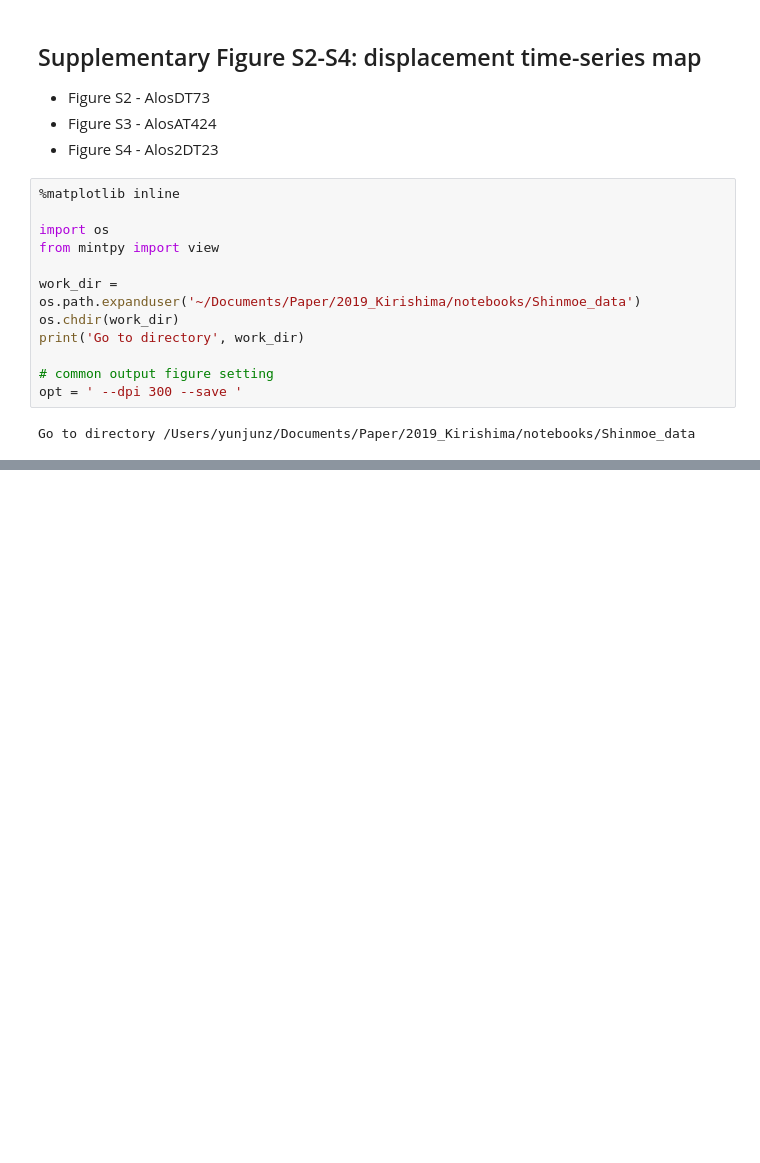
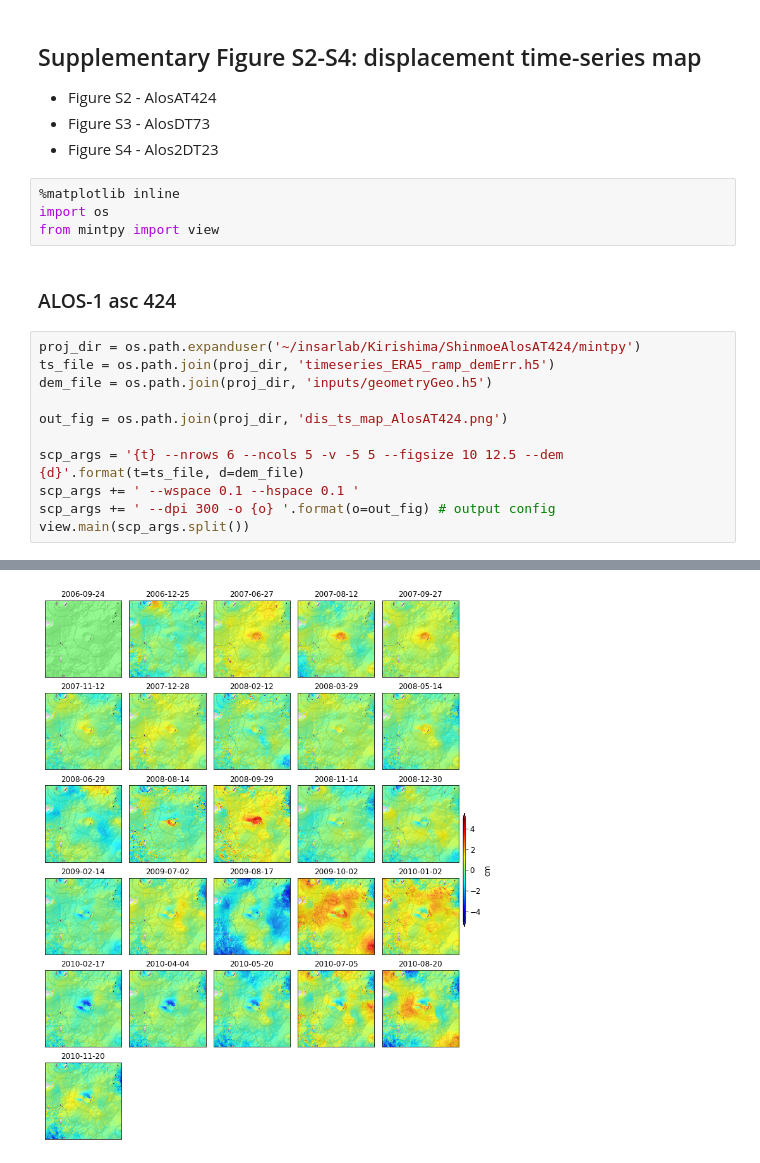
Before and after one commit to geodesymiami/2021-Kirishima, a Jupyter notebook: Fig_S2-S4_dis_ts_map.ipynb, the cells around one changed output, grey strips where cells are left out. Saved outputs shown, nothing was run; the diff lists cells and outputs as text; blank space fills up the shorter version.

```diff
--- a/Fig_S2-S4_dis_ts_map.ipynb
+++ b/Fig_S2-S4_dis_ts_map.ipynb
@@ -1,20 +1,24 @@
 # %% [markdown]
 ## Supplementary Figure S2-S4: displacement time-series map
 
-+ Figure S2 - AlosDT73
-+ Figure S3 - AlosAT424
++ Figure S2 - AlosAT424
++ Figure S3 - AlosDT73
 + Figure S4 - Alos2DT23
-# %%
-%matplotlib inline
-
-import os
-from mintpy import view
-
-work_dir = os.path.expanduser('~/Documents/Paper/2019_Kirishima/notebooks/Shinmoe_data')
-os.chdir(work_dir)
-print('Go to directory', work_dir)
-
-# common output figure setting
-opt = ' --dpi 300 --save '
-# %% [output]
-Go to directory /Users/yunjunz/Documents/Paper/2019_Kirishima/notebooks/Shinmoe_data
+# %%
+%matplotlib inline
+import os
+from mintpy import view
+# %% [markdown]
+### ALOS-1 asc 424
+# %%
+proj_dir = os.path.expanduser('~/insarlab/Kirishima/ShinmoeAlosAT424/mintpy')
+ts_file = os.path.join(proj_dir, 'timeseries_ERA5_ramp_demErr.h5')
+dem_file = os.path.join(proj_dir, 'inputs/geometryGeo.h5')
+
+out_fig = os.path.join(proj_dir, 'dis_ts_map_AlosAT424.png')
+
+scp_args = '{t} --nrows 6 --ncols 5 -v -5 5 --figsize 10 12.5 --dem {d}'.format(t=ts_file, d=dem_file)
+scp_args += ' --wspace 0.1 --hspace 0.1 '
+scp_args += ' --dpi 300 -o {o} '.format(o=out_fig) # output config
+view.main(scp_args.split())
+# %% [output]
@@ -20,0 +42 @@ Go to directory /Users/yunjunz/Documents/Paper/2019_Kirishima/notebooks/Shinmoe_
+[figure, added]
```
Also changed, not shown: parts of 6 cells of this notebook.
